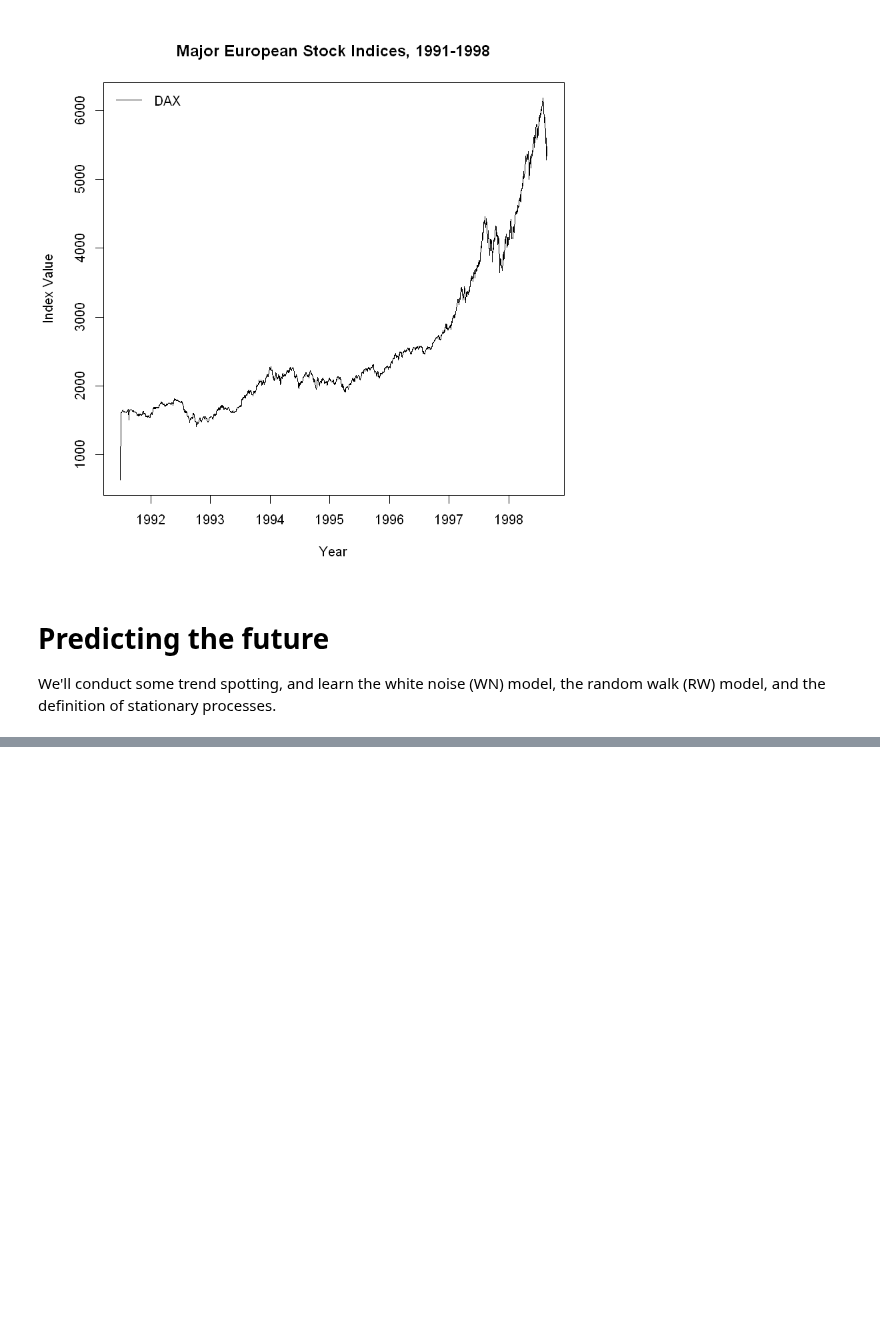
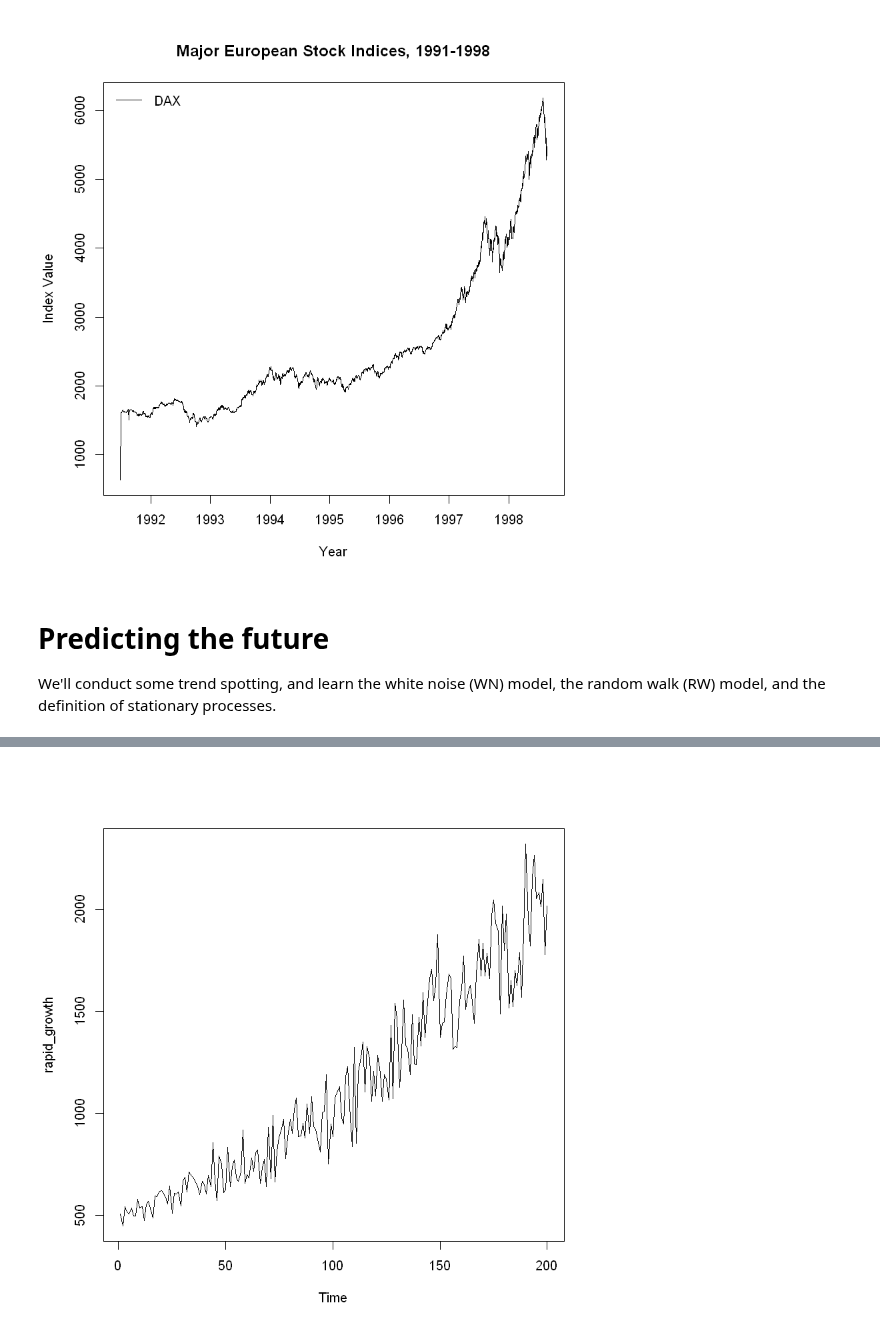
Before and after one commit to iamjz/R-Data, a Jupyter notebook: Time Series Introduction.ipynb, the cells around one changed output, grey strips where cells are left out. Saved outputs shown, nothing was run; the diff lists cells and outputs as text; code cells hidden in the pictures; blank space fills up the shorter version.

```diff
--- a/Time Series Introduction.ipynb
+++ b/Time Series Introduction.ipynb
@@ -1096,0 +1107,34 @@ We'll conduct some trend spotting, and learn the white noise (WN) model, the ran
+# %%
+rapid_growth <- c(505.9547,447.3556,542.5831,516.0634,506.9599,535.0162,496.9291,
+497.5626,577.2483,536.8560,541.2459,473.4978,550.9890,569.4106,
+522.9152,487.2002,594.6108,591.1740,615.9868,621.3175,607.1250,
+587.0367,554.1554,644.1172,509.7000,607.0943,603.5512,613.6216,
+544.9143,670.8118,687.1316,615.5817,711.1873,694.2979,681.9293,
+659.1403,642.7021,601.5301,666.7623,650.9657,606.0913,696.6788,
+641.6025,855.7719,667.3291,573.4914,791.7333,751.5914,610.7948,
+624.6503,833.2990,639.8867,736.8283,772.2923,686.8865,667.7631,
+712.9415,918.1838,656.1089,700.4972,683.4933,781.7380,715.6843,
+808.2875,820.7795,656.8856,733.3400,773.5387,641.2027,932.2119,
+680.6766,988.2828,664.8986,813.5283,883.4088,924.2749,969.4321,
+777.3293,880.9984,971.3583,902.9584,1020.7457,1075.1483,886.1707,
+889.6322,950.3908,878.0395,1043.7676,901.1090,1079.6584,933.9054,
+921.9433,870.8071,811.1398,1004.2677,1008.1758,1189.4893,751.9706,
+947.4753,886.5153,1074.8943,1101.1307,1130.1855,975.8495,948.1610,
+1177.8227,1227.1271,976.9957,836.7089,1323.6047,852.3532,1200.8262,
+1274.4788,1349.2614,1102.6334,1324.8566,1268.7187,1058.2289,1204.0872,
+1084.6503,1284.4305,1195.2843,1058.4262,1188.0577,1166.5934,1064.6946,
+1429.0685,1070.8528,1539.3305,1467.1571,1127.7058,1296.0717,1555.2741,
+1332.9037,1315.4236,1189.2462,1482.4339,1240.9287,1237.7720,1468.6083,
+1328.5457,1589.5078,1373.1630,1503.5563,1659.9376,1704.6137,1550.4638,
+1625.8026,1873.8582,1370.6209,1439.7114,1447.4369,1579.9158,1681.2571,
+1661.6059,1311.8468,1326.0308,1323.0995,1550.4863,1606.2042,1768.5401,
+1509.8368,1592.1086,1627.6188,1544.6329,1439.5234,1682.3518,1850.7097,
+1673.3801,1832.4272,1672.2672,1781.5768,1659.2899,1970.0389,2044.7124,
+1929.0902,1891.7042,1487.1577,2013.8722,1796.7886,1977.0183,1516.9552,
+1650.6039,1523.2834,1696.6181,1627.2609,1787.2968,1567.2874,1881.9963,
+2318.9833,1941.9879,1820.2797,2154.8123,2261.5471,2052.2214,2079.1710,
+2010.0609,2145.2606,1775.3008,2013.4070)
+# %%
+ts.plot(rapid_growth)
+# %% [output]
+[figure, added]
```
Also changed, not shown: parts of 4 cells of this notebook.
